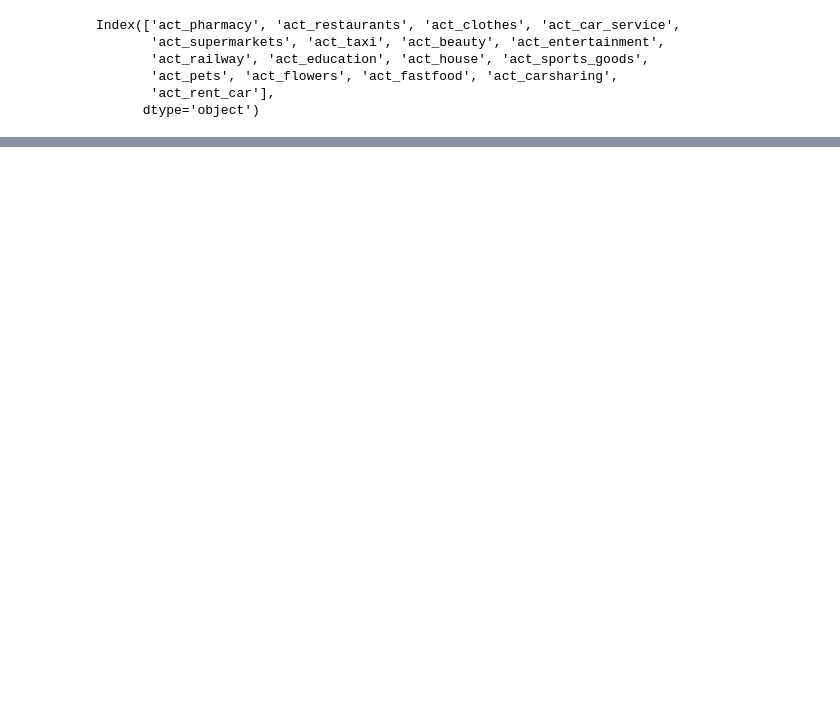
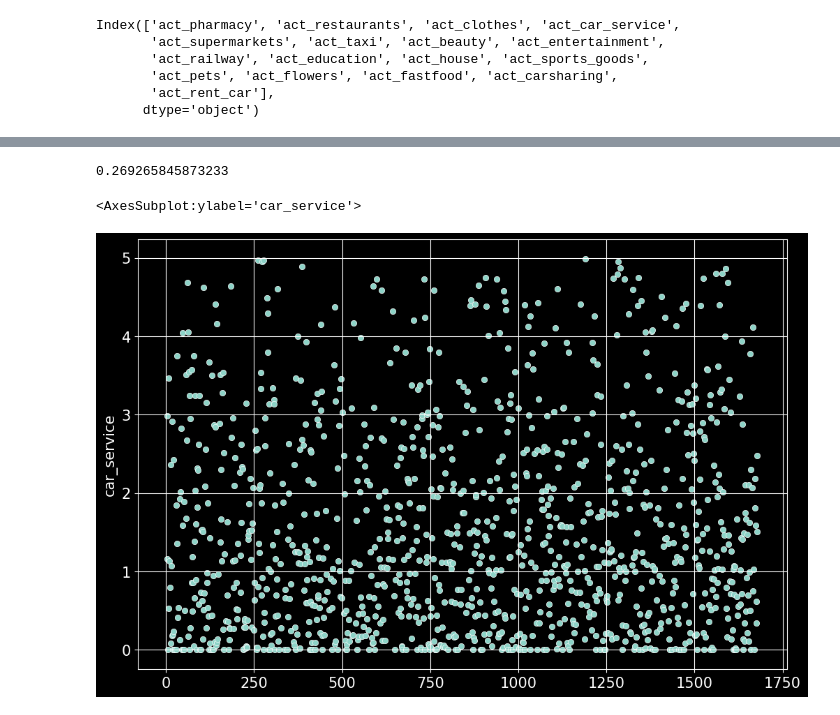
Before and after one commit to Cheshuyka/DANO, a Jupyter notebook: preprocessing.ipynb, the cells around one changed output, grey strips where cells are left out. Cells and saved outputs as stored; diff of their text form; code cells hidden in the pictures; blank space fills up the shorter version.

```diff
--- a/preprocessing.ipynb
+++ b/preprocessing.ipynb
@@ -278,0 +289,8 @@ data1
+# %%
+car_serviceMech1 = car_serviceMech[car_serviceMech <= 5]
+print(len(car_serviceMech1) / len(car_serviceMech))
+sns.scatterplot(data=car_serviceMech1)
+# %% [output]
+0.269265845873233
+<AxesSubplot:ylabel='car_service'>
+[figure, added]
```
Also changed, not shown: parts of 36 cells of this notebook, 5 other files.
